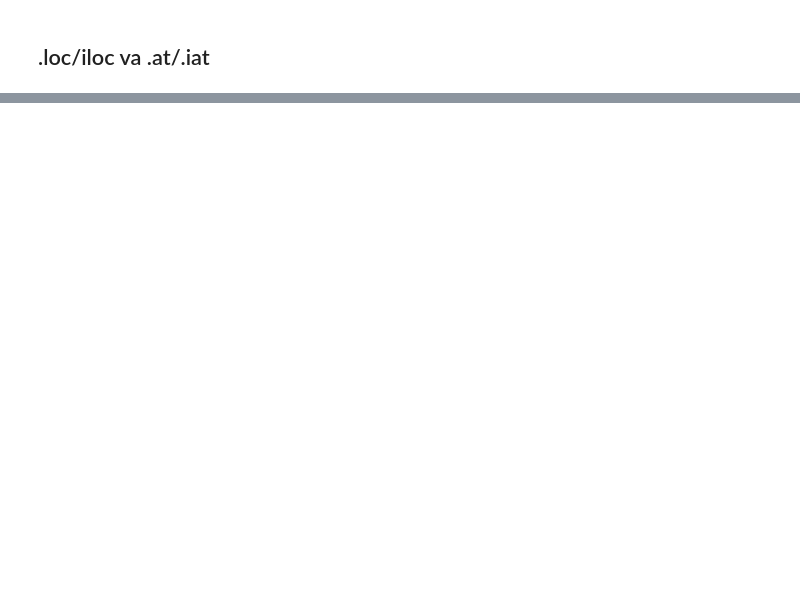
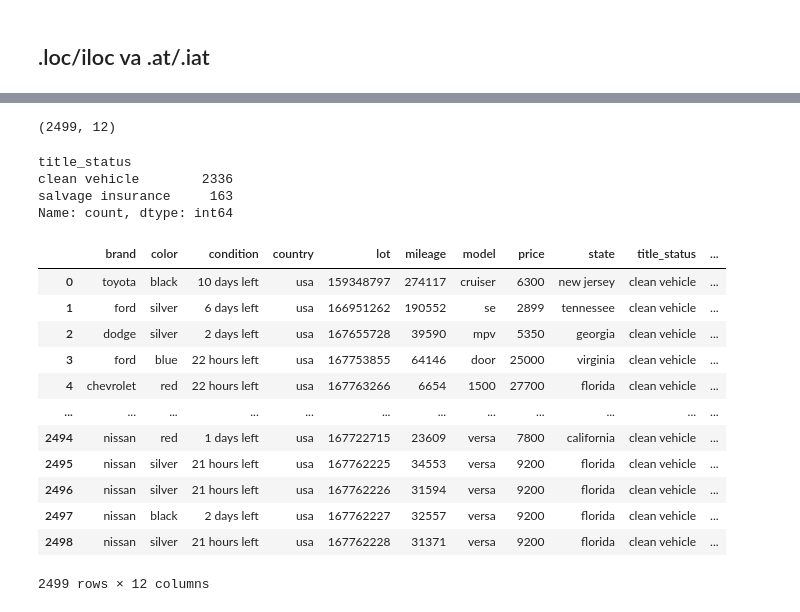
Before and after one commit to ulubeykhuja/mohir_dev_lessons, a Jupyter notebook: 2.3_DataFrame.ipynb, the cells around one changed output, grey strips where cells are left out. Drawn from its saved outputs; the diff is of its cells as text; code cells hidden in the pictures; blank space fills up the shorter version.

```diff
--- a/2.3_DataFrame.ipynb
+++ b/2.3_DataFrame.ipynb
@@ -697,0 +805,3 @@ df
+# %%
+df = pd.read_csv('https://raw.githubusercontent.com/anvarnarz/praktikum_datasets/main/usa_cars.csv', index_col=0)
+df.head()
@@ -697,0 +815,29 @@ df
+# %%
+df.shape
+# %% [output]
+(2499, 12)
+# %%
+df['title_status'].value_counts()
+# %% [output]
+title_status
+clean vehicle        2336
+salvage insurance     163
+Name: count, dtype: int64
+# %%
+df.sort_index(axis=1, inplace=True) # Ustunlar bo'yicha tartiblash
+# %%
+df
+# %% [output]
+|  | brand | color | condition | country | lot | mileage | model | price | state | title_status | ... |
+| 0 | toyota | black | 10 days left | usa | 159348797 | 274117 | cruiser | 6300 | new jersey | clean vehicle | ... |
+| 1 | ford | silver | 6 days left | usa | 166951262 | 190552 | se | 2899 | tennessee | clean vehicle | ... |
+| 2 | dodge | silver | 2 days left | usa | 167655728 | 39590 | mpv | 5350 | georgia | clean vehicle | ... |
+| 3 | ford | blue | 22 hours left | usa | 167753855 | 64146 | door | 25000 | virginia | clean vehicle | ... |
+| 4 | chevrolet | red | 22 hours left | usa | 167763266 | 6654 | 1500 | 27700 | florida | clean vehicle | ... |
+| ... | ... | ... | ... | ... | ... | ... | ... | ... | ... | ... | ... |
+| 2494 | nissan | red | 1 days left | usa | 167722715 | 23609 | versa | 7800 | california | clean vehicle | ... |
+| 2495 | nissan | silver | 21 hours left | usa | 167762225 | 34553 | versa | 9200 | florida | clean vehicle | ... |
+| 2496 | nissan | silver | 21 hours left | usa | 167762226 | 31594 | versa | 9200 | florida | clean vehicle | ... |
+| 2497 | nissan | black | 2 days left | usa | 167762227 | 32557 | versa | 9200 | florida | clean vehicle | ... |
+| 2498 | nissan | silver | 21 hours left | usa | 167762228 | 31371 | versa | 9200 | florida | clean vehicle | ... |
+2499 rows × 12 columns
```
Also changed, not shown: parts of 71 cells of this notebook.
